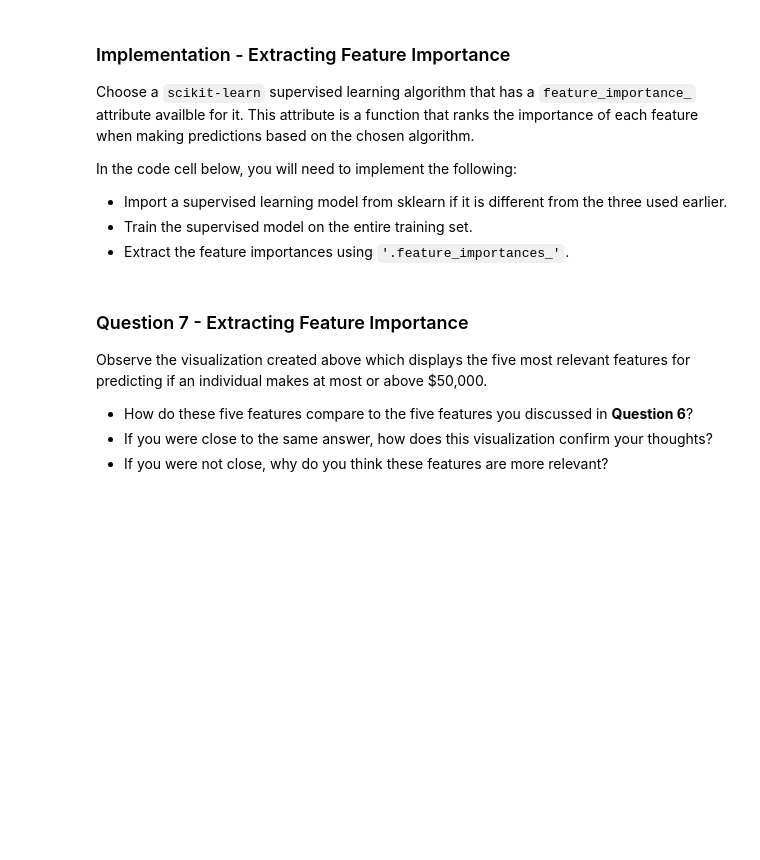
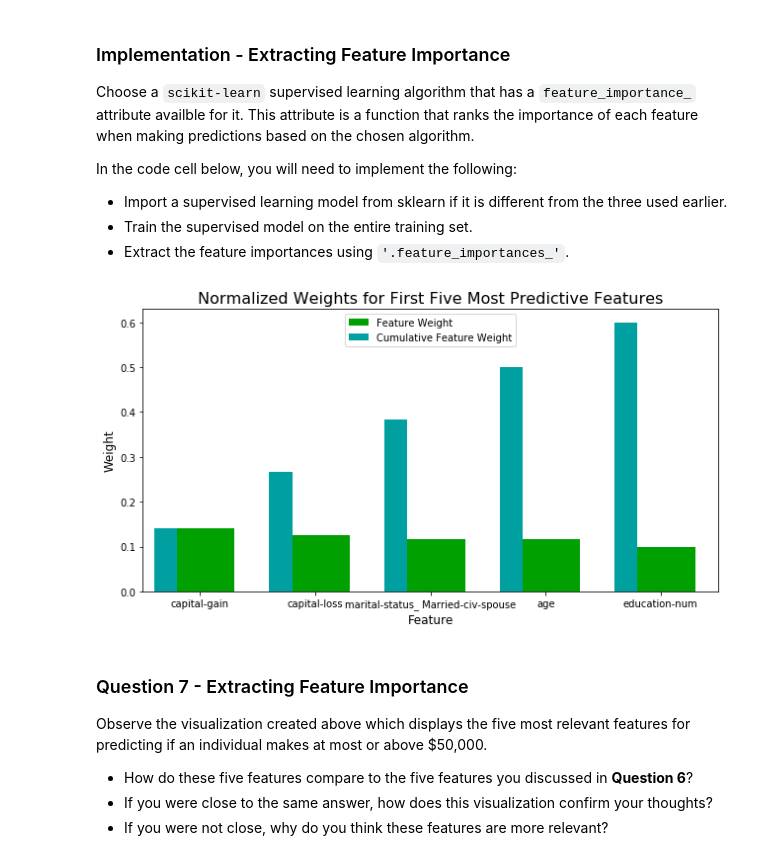
Before and after one commit to mnarasimhan02/MachineLearning, a Jupyter notebook: finding_donors/finding_donors.ipynb, the cells around one changed output. Cells and saved outputs as stored; diff of their text form; code cells hidden in the pictures; blank space fills up the shorter version.

```diff
--- a/finding_donors/finding_donors.ipynb
+++ b/finding_donors/finding_donors.ipynb
@@ -562,15 +636,17 @@ In the code cell below, you will need to implement the following:
 # %%
 # TODO: Import a supervised learning model that has 'feature_importances_'
 
+# TODO: Train the supervised model on the training set
 
-# TODO: Train the supervised model on the training set using .fit(X_train, y_train)
-model = None
+model = GradientBoostingClassifier().fit(X_train, y_train)
 
-# TODO: Extract the feature importances using .feature_importances_
-importances = None
+# TODO: Extract the feature importances
+importances = model.feature_importances_
 
 # Plot
 vs.feature_plot(importances, X_train, y_train)
+# %% [output]
+[figure, added]
 # %% [markdown]
 ### Question 7 - Extracting Feature Importance
 
```
Also changed, not shown: parts of 15 cells of this notebook, 2 other files.
